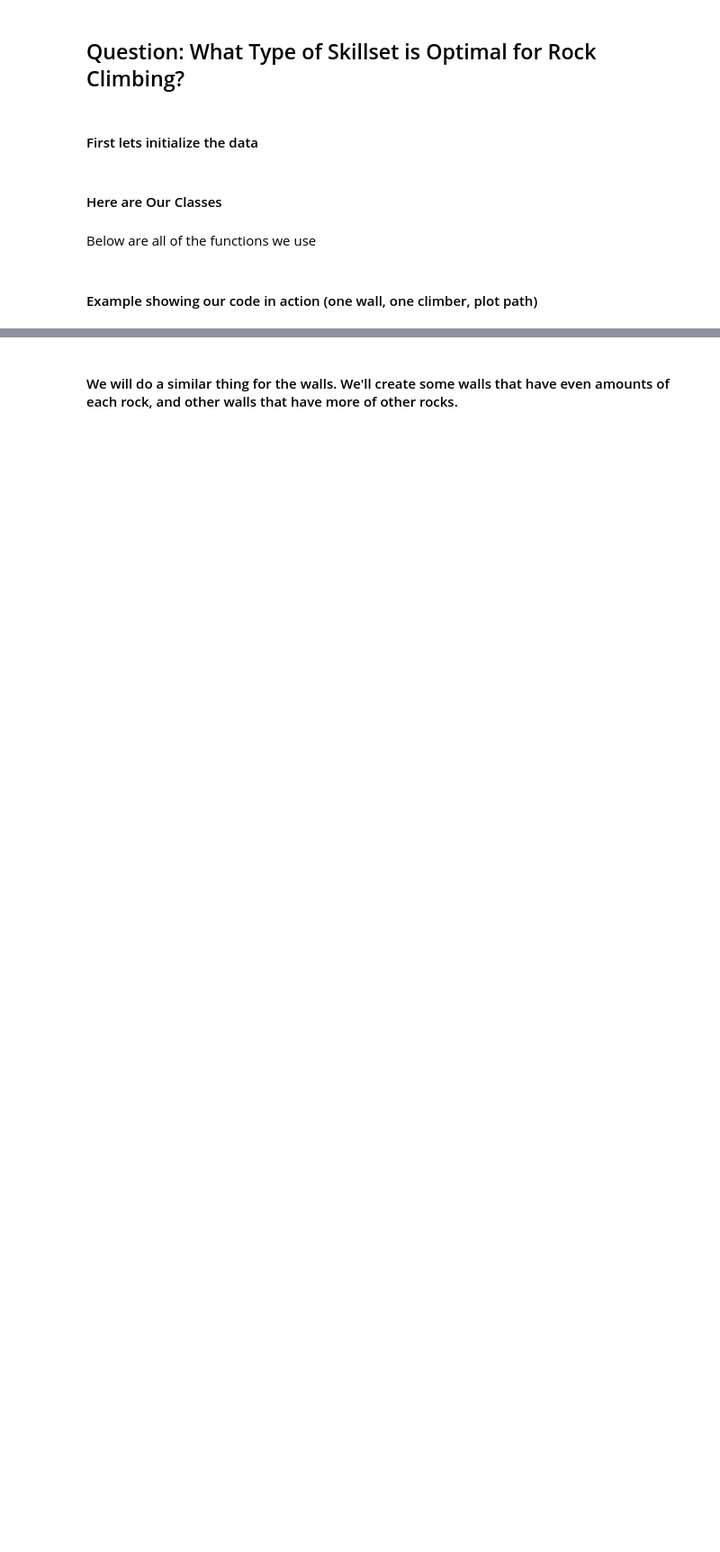
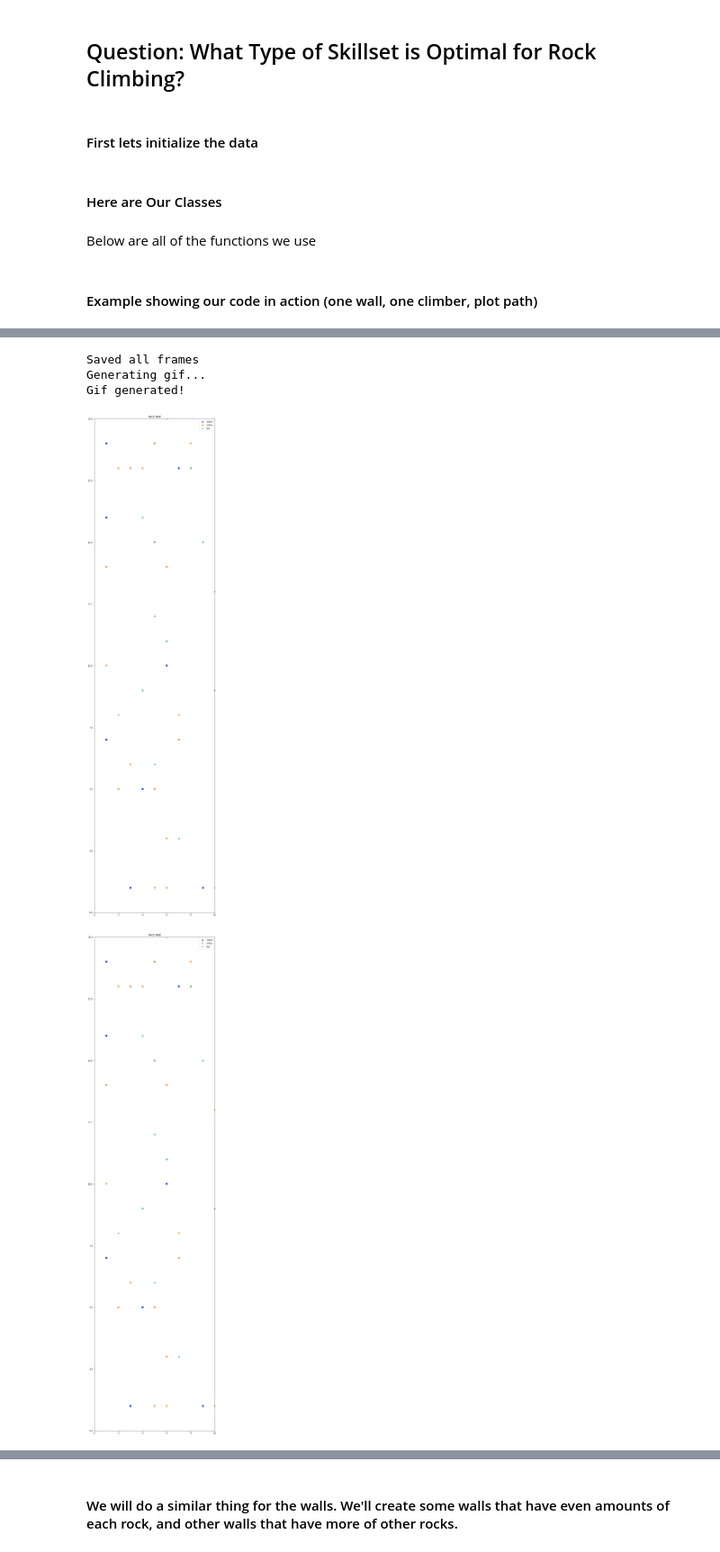
Before and after one commit to cordersa/CMSE-202-Project, a Jupyter notebook: Rock_Climbing_Project_4_23.ipynb, the cells around one changed output, grey strips where cells are left out. Shown at 90% size. Cells and saved outputs as stored; diff of their text form; code cells hidden in the pictures; blank space fills up the shorter version.

```diff
--- a/Rock_Climbing_Project_4_23.ipynb
+++ b/Rock_Climbing_Project_4_23.ipynb
@@ -265,0 +315,8 @@ Gif generated!
+# %%
+wall2.plot_path(wall2.run_wall(sloper_climber))
+# %% [output]
+Saved all frames
+Generating gif...
+Gif generated!
+[figure, added]
+[figure, added]
```
Also changed, not shown: parts of 14 cells of this notebook.
